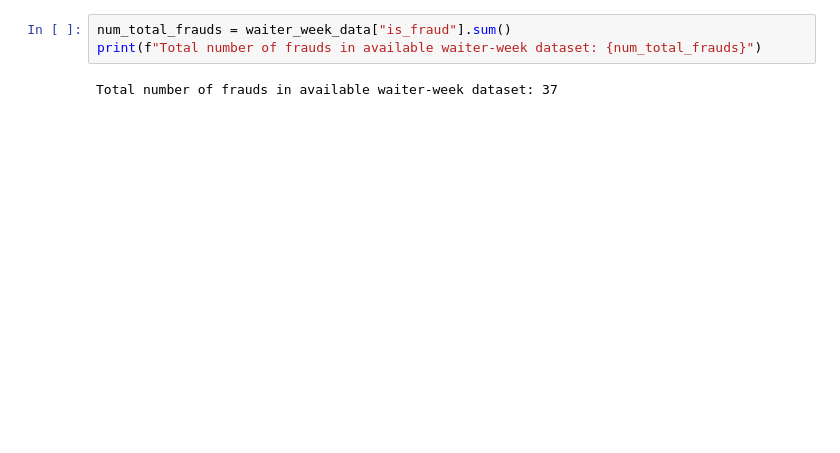
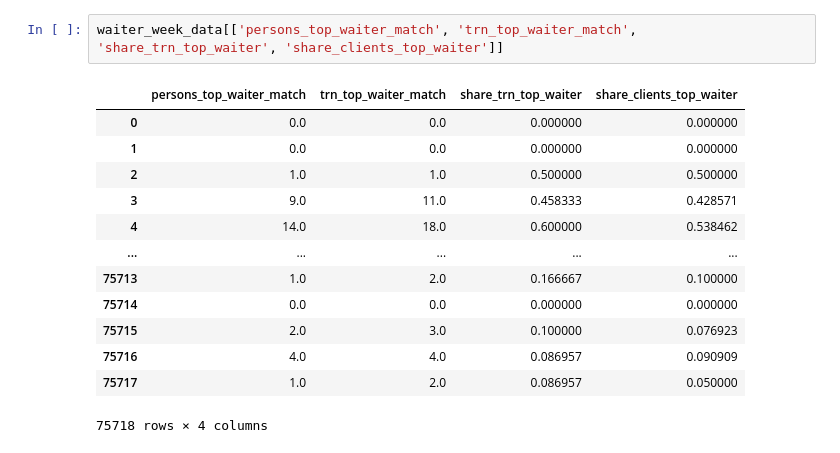
Before and after one commit to yoolinka/Fraud-Detection, a Jupyter notebook: parquet/waiter_week_level_features.ipynb, the cells around one changed output. Drawn from its saved outputs; the diff is of its cells as text; blank space fills up the shorter version.

```diff
--- a/parquet/waiter_week_level_features.ipynb
+++ b/parquet/waiter_week_level_features.ipynb
@@ -417,5 +420,16 @@ waiter_week_data
 # %%
-num_total_frauds = waiter_week_data["is_fraud"].sum()
-print(f"Total number of frauds in available waiter-week dataset: {num_total_frauds}")
+waiter_week_data[['persons_top_waiter_match', 'trn_top_waiter_match', 'share_trn_top_waiter', 'share_clients_top_waiter']]
 # %% [output]
+|  | persons_top_waiter_match | trn_top_waiter_match | share_trn_top_waiter | share_clients_top_waiter |
+| 0 | 0.0 | 0.0 | 0.000000 | 0.000000 |
+| 1 | 0.0 | 0.0 | 0.000000 | 0.000000 |
+| 2 | 1.0 | 1.0 | 0.500000 | 0.500000 |
+| 3 | 9.0 | 11.0 | 0.458333 | 0.428571 |
+| 4 | 14.0 | 18.0 | 0.600000 | 0.538462 |
+| ... | ... | ... | ... | ... |
+| 75713 | 1.0 | 2.0 | 0.166667 | 0.100000 |
+| 75714 | 0.0 | 0.0 | 0.000000 | 0.000000 |
+| 75715 | 2.0 | 3.0 | 0.100000 | 0.076923 |
+| 75716 | 4.0 | 4.0 | 0.086957 | 0.090909 |
+| 75717 | 1.0 | 2.0 | 0.086957 | 0.050000 |
-Total number of frauds in available waiter-week dataset: 37
+75718 rows × 4 columns
```
Also changed, not shown: parts of 1 cell of this notebook, 5 other files.
